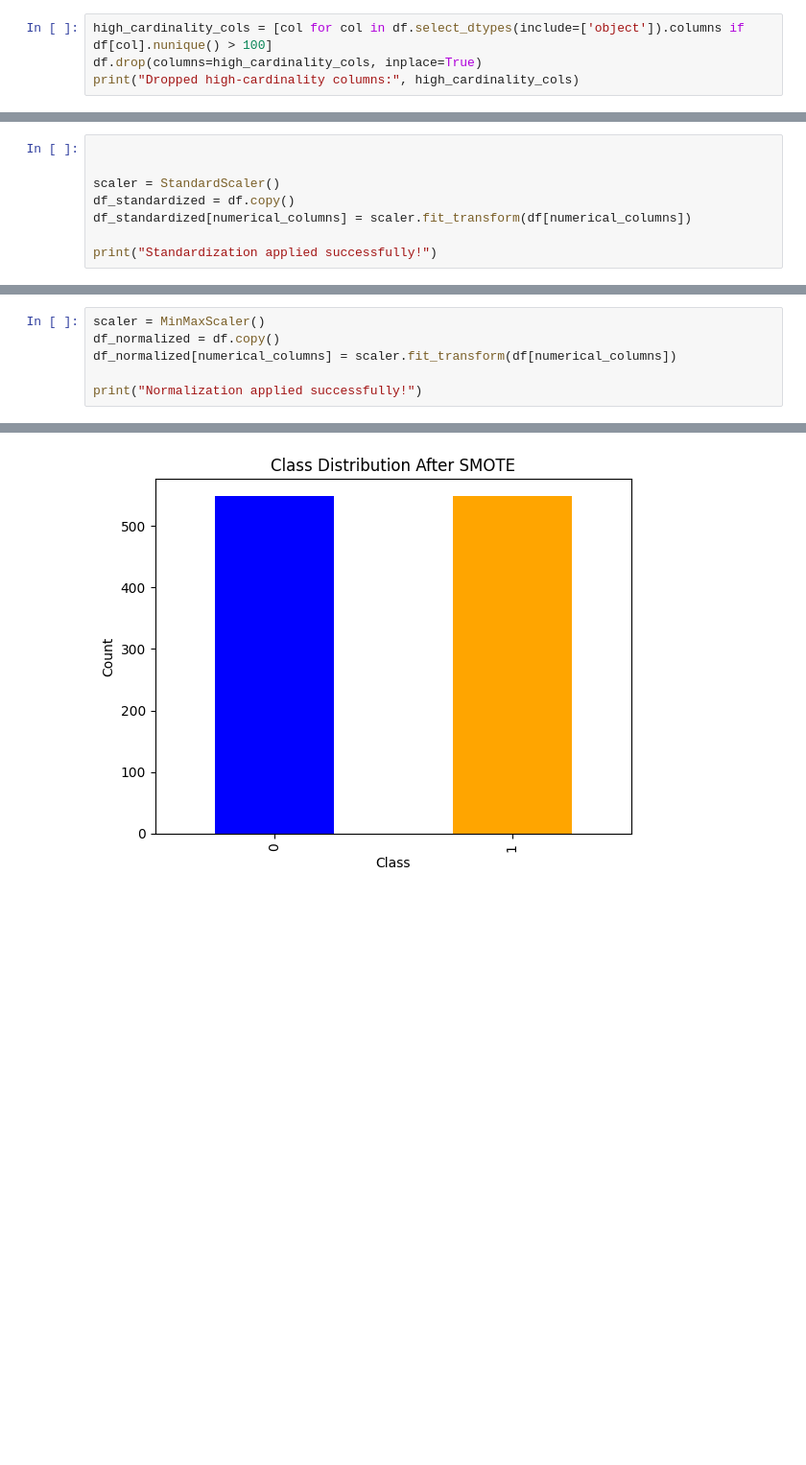
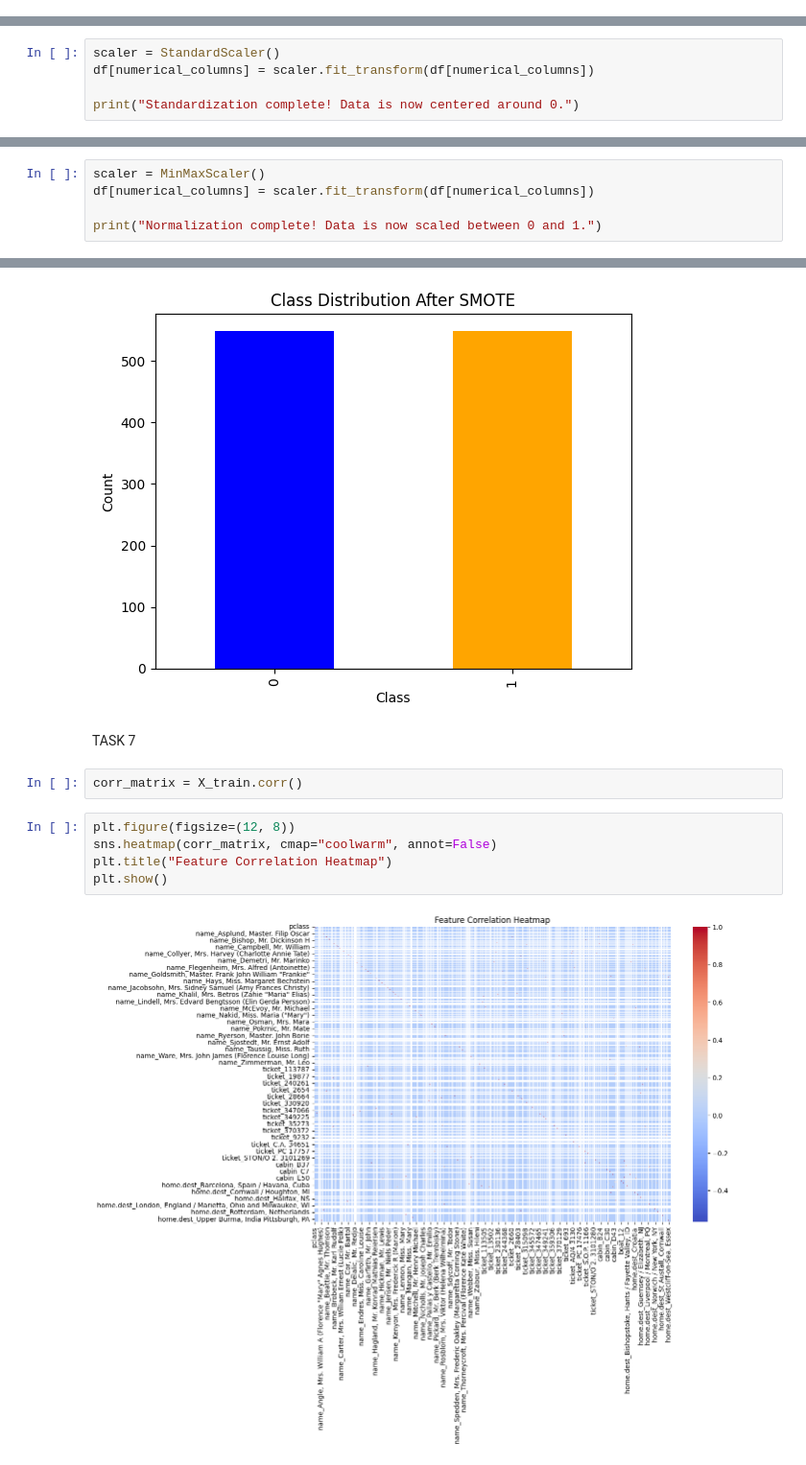
Before and after one commit to FaisalJunblatt/ML-Assignment1, a Jupyter notebook: newassignment1_faisal.ipynb, the cells around one changed output, grey strips where cells are left out. Shown: that part at 96% size. Saved outputs shown, nothing was run; the diff lists cells and outputs as text; blank space fills up the shorter version.

```diff
--- a/newassignment1_faisal.ipynb
+++ b/newassignment1_faisal.ipynb
@@ -311,4 +276,0 @@ None
-# %%
-high_cardinality_cols = [col for col in df.select_dtypes(include=['object']).columns if df[col].nunique() > 100]
-df.drop(columns=high_cardinality_cols, inplace=True)
-print("Dropped high-cardinality columns:", high_cardinality_cols)
@@ -357,9 +292,6 @@ This shows all the numerical values
 # %%
+scaler = StandardScaler()
+df[numerical_columns] = scaler.fit_transform(df[numerical_columns])
 
-
-scaler = StandardScaler()
-df_standardized = df.copy()
-df_standardized[numerical_columns] = scaler.fit_transform(df[numerical_columns])
-
-print("Standardization applied successfully!")
+print("Standardization complete! Data is now centered around 0.")
 # %% [output]
@@ -368,8 +300,7 @@ Standardization applied successfully!
 Standardization centers data around 0 and scales it so that the standard deviation is 1.
 # %%
 scaler = MinMaxScaler()
-df_normalized = df.copy()
-df_normalized[numerical_columns] = scaler.fit_transform(df[numerical_columns])
+df[numerical_columns] = scaler.fit_transform(df[numerical_columns])
 
-print("Normalization applied successfully!")
+print("Normalization complete! Data is now scaled between 0 and 1.")
 # %% [output]
@@ -458,3 +422,14 @@ plt.title("Class Distribution After SMOTE")
 plt.show()
 # %% [output]
 [figure]
+# %% [markdown]
+TASK 7
+# %%
+corr_matrix = X_train.corr()
+# %%
+plt.figure(figsize=(12, 8))
+sns.heatmap(corr_matrix, cmap="coolwarm", annot=False)
+plt.title("Feature Correlation Heatmap")
+plt.show()
+# %% [output]
+[figure, added]
```
Also changed, not shown: parts of 56 cells of this notebook, 4 other files.
